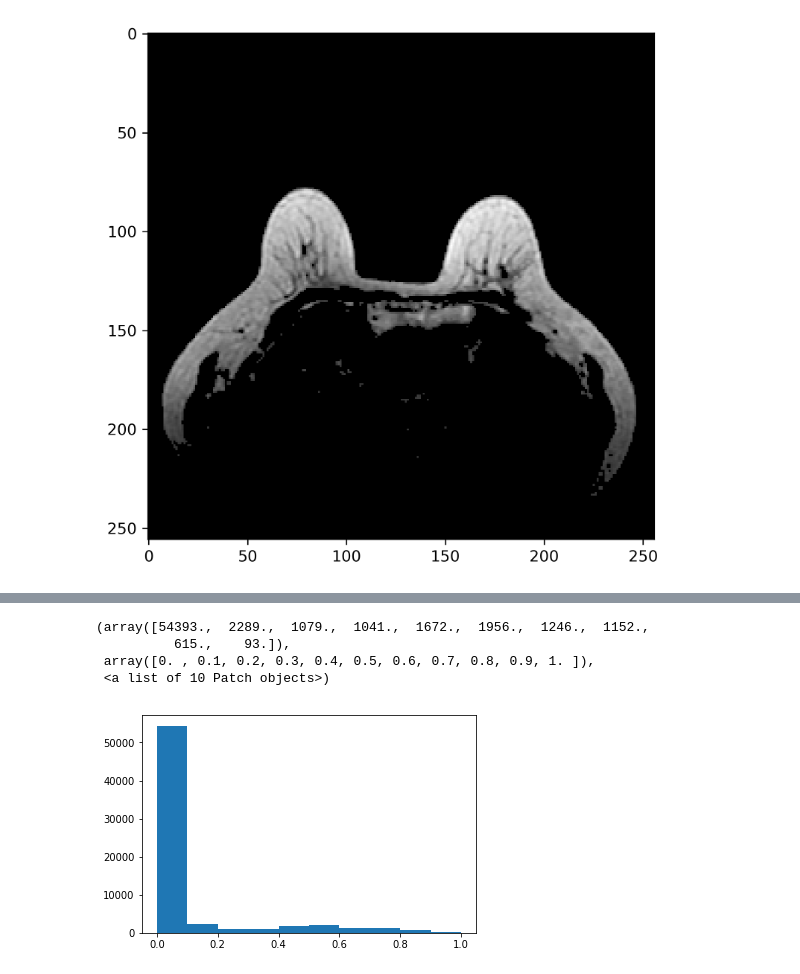
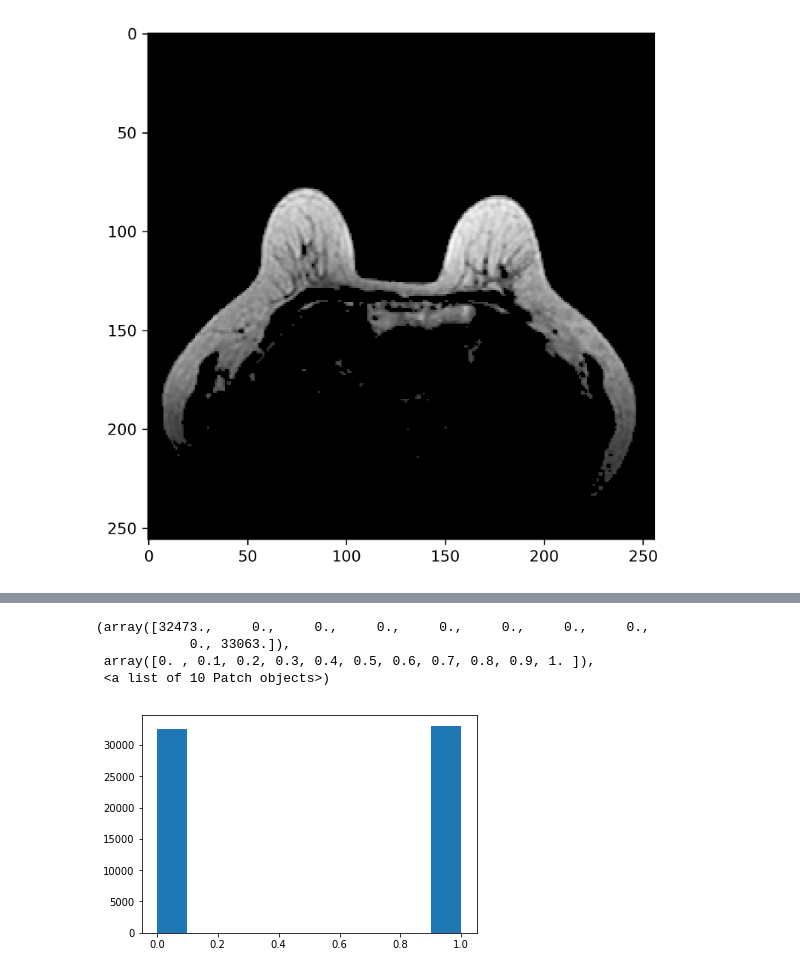
Before and after one commit to WeijieChen2017/DeepRad_w, a Jupyter notebook: fraction.ipynb, the cells around one changed output, grey strips where cells are left out. Cells and saved outputs as stored; diff of their text form; code cells hidden in the pictures.

```diff
--- a/fraction.ipynb
+++ b/fraction.ipynb
@@ -4,16 +4,20 @@ import numpy as np
 import nibabel as nib
 import matplotlib.pyplot as plt
 # %%
+pet_path = './/files//subj02_pet.nii'
 water_path = './/files//subj02_water.nii'
 fat_path = './/files//subj02_fat.nii'
 
 water_file = nib.load(water_path)
 fat_file = nib.load(fat_path)
+pet_file = nib.load(pet_path)
 # %%
 water_data = water_file.get_fdata()
 fat_data = fat_file.get_fdata()
+pet_data = pet_file.get_fdata()
 print("Water shape: ", water_data.shape)
 print("Fat shape: ", fat_data.shape)
+print("PET shape: ", pet_data.shape)
 # %% [output]
 Water shape:  (256, 256, 80)
 Fat shape:  (256, 256, 80)
@@ -130,3 +218,35 @@ plt.imshow(img_f, cmap='gray')
 # %% [output]
 <matplotlib.image.AxesImage at 0x...>
 [figure]
+# %%
+IMG_ROWS = 256
+IMG_COLS = 256
+IDX_SLICE = 47
+
+X = np.zeros((1, IMG_ROWS, IMG_COLS, 1))
+Y = np.zeros((1, IMG_ROWS, IMG_COLS, 1))
+
+# input
+img_p = pet_data[:, :, IDX_SLICE]
+X[0, :, :, 0] = np.divide(img_p, np.amax(pet_data))
+Y = X
+
+# water/fat fraction
+img_w = water_data[:, :, IDX_SLICE]
+img_f = fat_data[:, :, IDX_SLICE]
+img_sum = img_f + img_w + 1e-6
+
+# mask
+mask_pet = np.asarray([img_p > 350]).reshape((256, 256)).astype(int)
+mask_sum = np.asarray([img_sum > 150]).reshape((256, 256)).astype(int)
+mask = mask_pet * mask_sum
+mask = sm.opening(mask, sm.disk(5))
+mask = sm.closing(mask, sm.square(5))
+
+# water/fat fraction
+img_ff = np.divide(img_f, img_sum) * mask
+img_wf = np.divide(img_w, img_sum) * mask
+# img_ff[img_ff <= 0.8] = 0
+
+print("X shape:", X.shape)
+print("Y shape:", Y.shape)
@@ -133,8 +285,8 @@ plt.imshow(img_f, cmap='gray')
 # %%
-plt.hist(np.ravel(img_f))
+plt.hist(np.ravel(mask_pet))
 # %% [output]
-(array([54393.,  2289.,  1079.,  1041.,  1672.,  1956.,  1246.,  1152.,
-          615.,    93.]),
+(array([32473.,     0.,     0.,     0.,     0.,     0.,     0.,     0.,
+            0., 33063.]),
  array([0. , 0.1, 0.2, 0.3, 0.4, 0.5, 0.6, 0.7, 0.8, 0.9, 1. ]),
  <a list of 10 Patch objects>)
-[figure, old version]
+[figure, new version]
```
Also changed, not shown: parts of 10 cells of this notebook, 5 other files.
